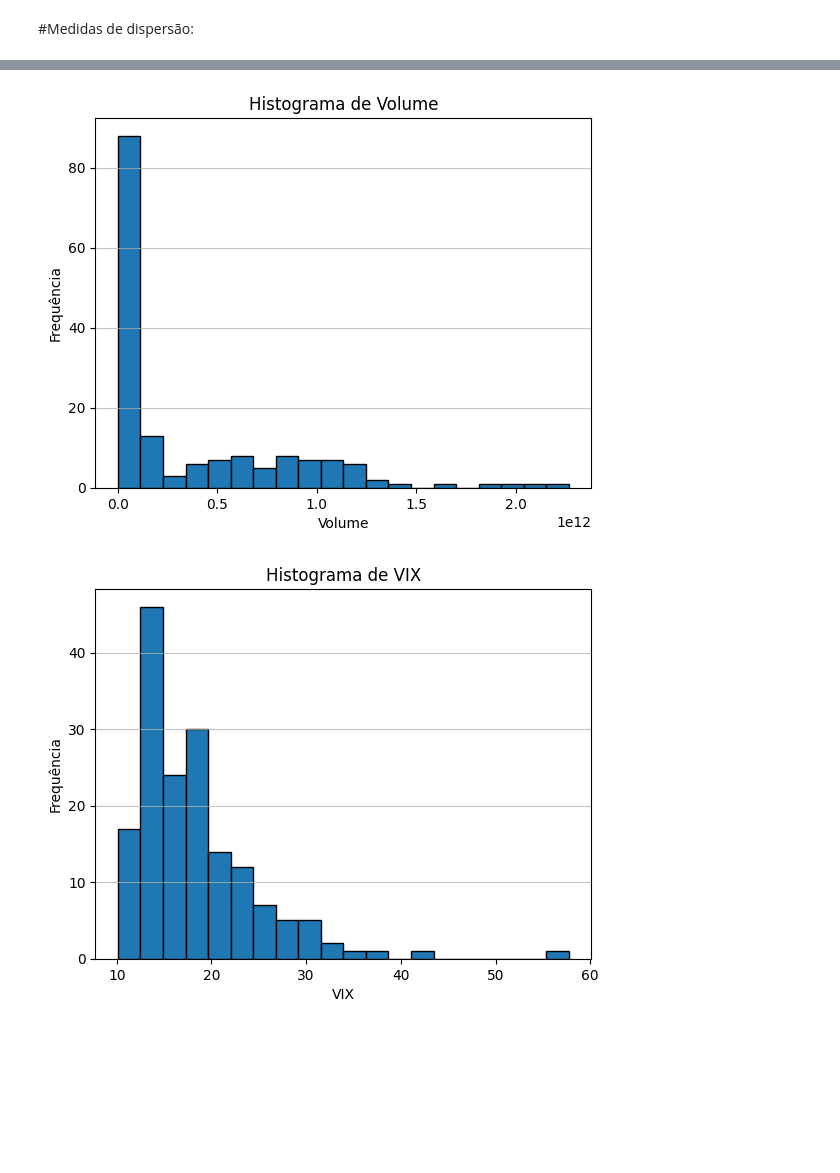
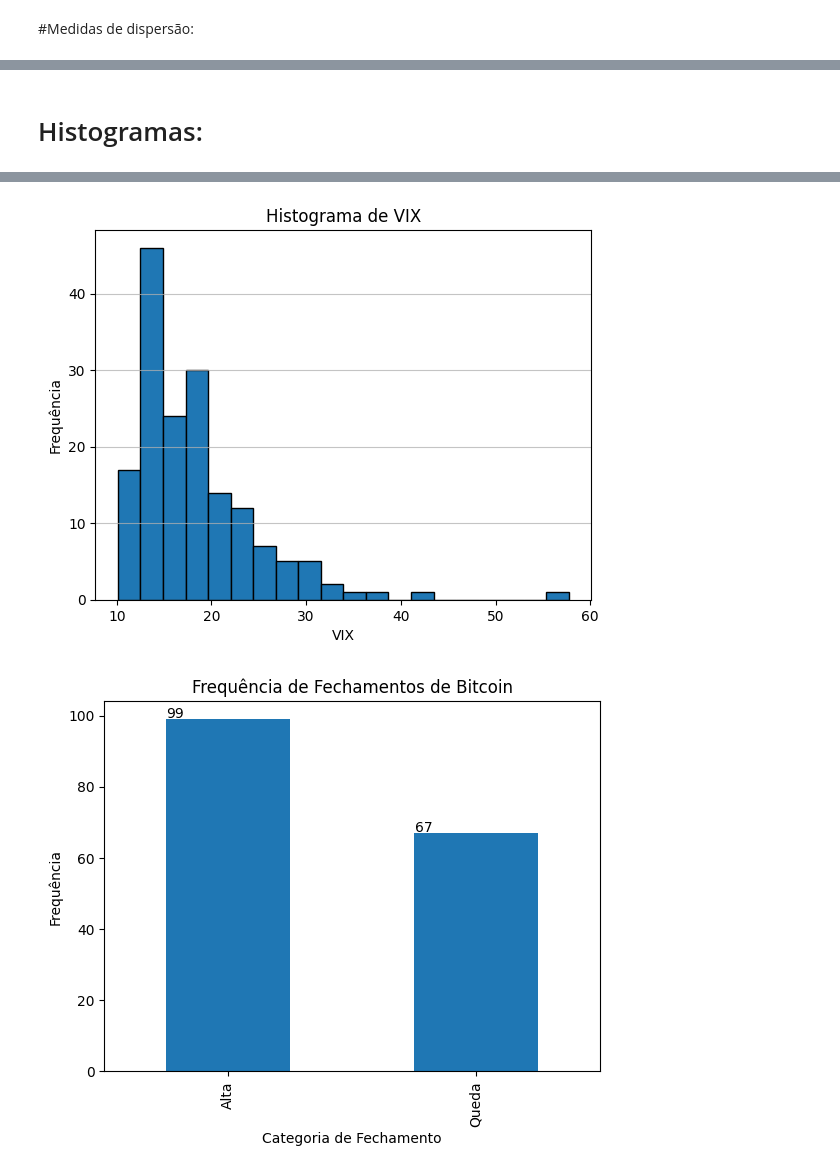
Before and after one commit to HerbGlrt/BTC-Statistic-Analysis, a Jupyter notebook: Estatistica.ipynb, the cells around one changed output, grey strips where cells are left out. Cells and saved outputs as stored; diff of their text form; code cells hidden in the pictures; blank space fills up the shorter version.

```diff
--- a/Estatistica.ipynb
+++ b/Estatistica.ipynb
@@ -46,29 +49,19 @@ def calcular_medidas(df, colunas_qualitativas):
         else:
             moda = df[coluna].mode().iloc[0]
             media = df[coluna].mean().round(2)
+            q1 = df[coluna].quantile(0.25).round(2)
             mediana = df[coluna].median().round(2)
-            q1 = df[coluna].quantile(0.25).round(2)
             q3 = df[coluna].quantile(0.75).round(2)
-            medidas.append([coluna, moda, media, mediana, q1, q3])
-    return pd.DataFrame(medidas, columns=['Campo', 'Moda', 'Média', 'Mediana', 'Q1', 'Q3'])
+            medidas.append([coluna, moda, media, q1, mediana, q3])
+    return pd.DataFrame(medidas, columns=['Campo', 'Moda', 'Média', 'Q1', 'Mediana(Q2)', 'Q3'])
 
 # Selecionar as colunas de interesse
-colunas_interesse = ['Open', 'High', 'Low', 'Close', 'Fechamento', 'Volume', 'VIX']
+colunas_interesse = ['Open', 'High', 'Low', 'Close', 'Fechamento', 'VIX']
 colunas_qualitativas = ['Fechamento']
 
 # Calcular e exibir as medidas
 medidas = calcular_medidas(df[colunas_interesse], colunas_qualitativas)
 
-# Calcular a moda da coluna 'Fechamento'
-moda_fechamento = df['Fechamento'].mode().iloc[0]
-
-# Substituir todos os valores da coluna 'Fechamento' que não são a moda por "-"
-df['Fechamento'] = df['Fechamento'].apply(lambda x: x if x == moda_fechamento else '-')
-
 # Exibir a tabela de medidas
-from IPython.display import display
 display(medidas)
-
-# Exibir as primeiras linhas do dataframe atualizado
-print(df.head())
 # %% [output]
@@ -151,21 +78,22 @@ VIX          13.97  1.671000e+01  2.064000e+01
 # Calcular as medidas de dispersão
 def calcular_medidas_dispersao(df):
     dispersao = pd.DataFrame()
-    dispersao['Amplitude'] = df.max() - df.min()
-    dispersao['Intervalo Interquartil (IQR)'] = df.quantile(0.75) - df.quantile(0.25)
+    dispersao['Amplitude'] = (df.max() - df.min()).round(2)
+    dispersao['Intervalo Interquartil (IQR)'] = (df.quantile(0.75) - df.quantile(0.25)).round(2)
     dispersao['Variância'] = df.var().round(2)
     dispersao['Desvio Padrão'] = df.std().round(2)
     dispersao['Coeficiente de Variação (%)'] = (df.std() / df.mean() * 100).round(2)
-    return dispersao
+    return pd.DataFrame(dispersao, columns=['Amplitude', 'Intervalo Interquartil (IQR)', 'Variância', 'Desvio Padrão', 'Coeficiente de Variação (%)'])
 
 # Selecionar as colunas de interesse
-colunas_interesse = ['Open', 'High', 'Low', 'Close', 'Volume', 'VIX']
+colunas_interesse = ['Open', 'High', 'Low', 'Close', 'VIX']
 
 # Calcular e exibir as medidas de dispersão
 medidas_dispersao = calcular_medidas_dispersao(df[colunas_interesse])
-print(medidas_dispersao)
+
+# Renomear o índice para "Campo"
+medidas_dispersao.index.name = "Campo"
 
 # Exibir a tabela de medidas de dispersão
-from IPython.display import display
 display(medidas_dispersao)
 # %% [output]
@@ -248,24 +177,37 @@ plt.show()
+# %% [markdown]
+# Histogramas:
 # %%
 # Criar histogramas para cada coluna quantitativa
 for column in colunas_interesse:
     plt.figure()
     df[column].plot(kind='hist', bins=20, edgecolor='black')
     plt.title(f'Histograma de {column}')
     plt.xlabel(column)
     plt.ylabel('Frequência')
     plt.grid(axis='y', alpha=0.75)
+    # Salvar cada figura como uma imagem separada
+    plt.savefig(f'{column}_histogram.png')
     plt.show()
 
 # Gráfico de barras para a variável qualitativa
-freq_qualitative.set_index('Categoria').plot(kind='bar')
+freq_qualitative.plot(kind='bar', legend=False)
 plt.title('Frequência de Fechamentos de Bitcoin')
 plt.xlabel('Categoria de Fechamento')
 plt.ylabel('Frequência')
+
+# Adicionar rótulos nas colunas
+for p in plt.gca().patches:
+    plt.gca().annotate(str(p.get_height()), (p.get_x() * 1.005, p.get_height() * 1.005))
+
+
+# Salvar figura como uma imagem separada
+plt.savefig('frequencia_fechamento.png')
+
 plt.show()
 # %% [output]
 [figure]
 [figure]
 [figure]
 [figure]
-[figure, old version]
+[figure, new version]
-[figure, old version]
+[figure, new version]
```
Also changed, not shown: parts of 17 cells of this notebook.
